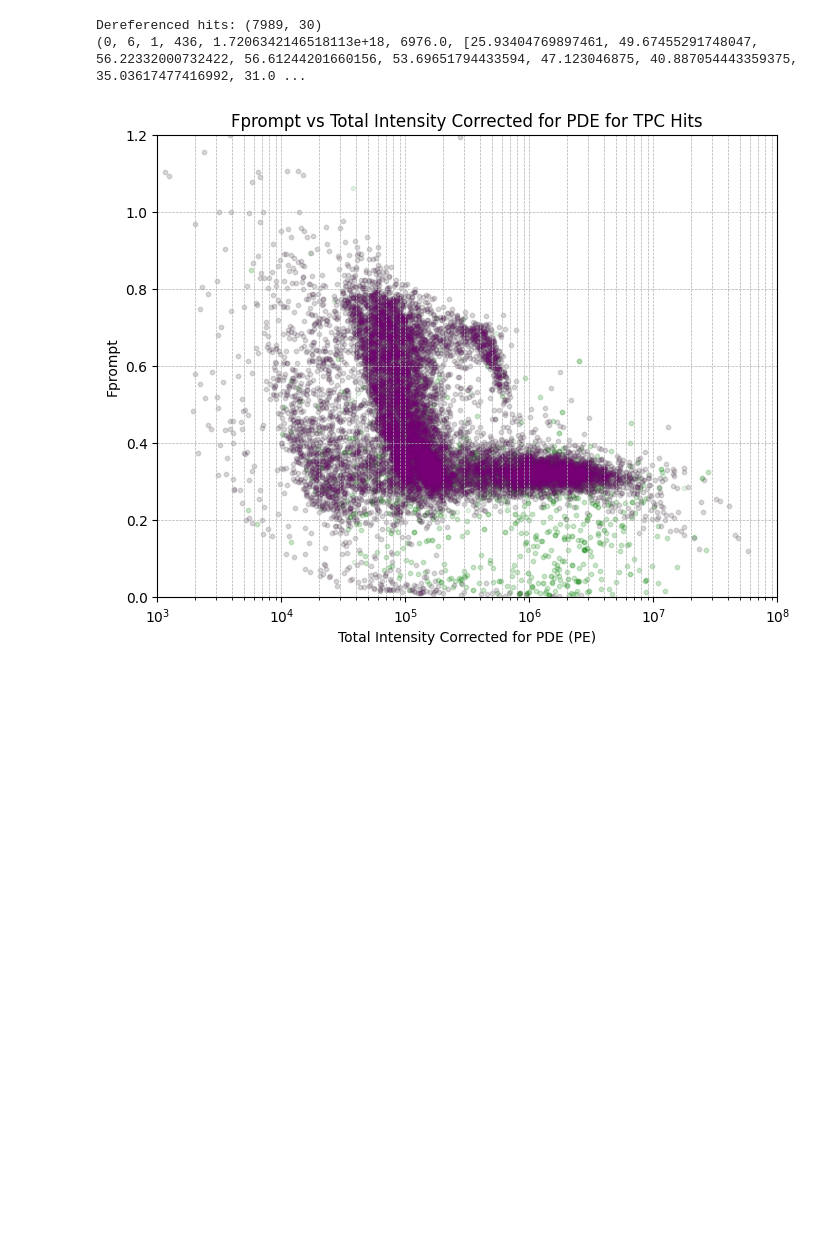
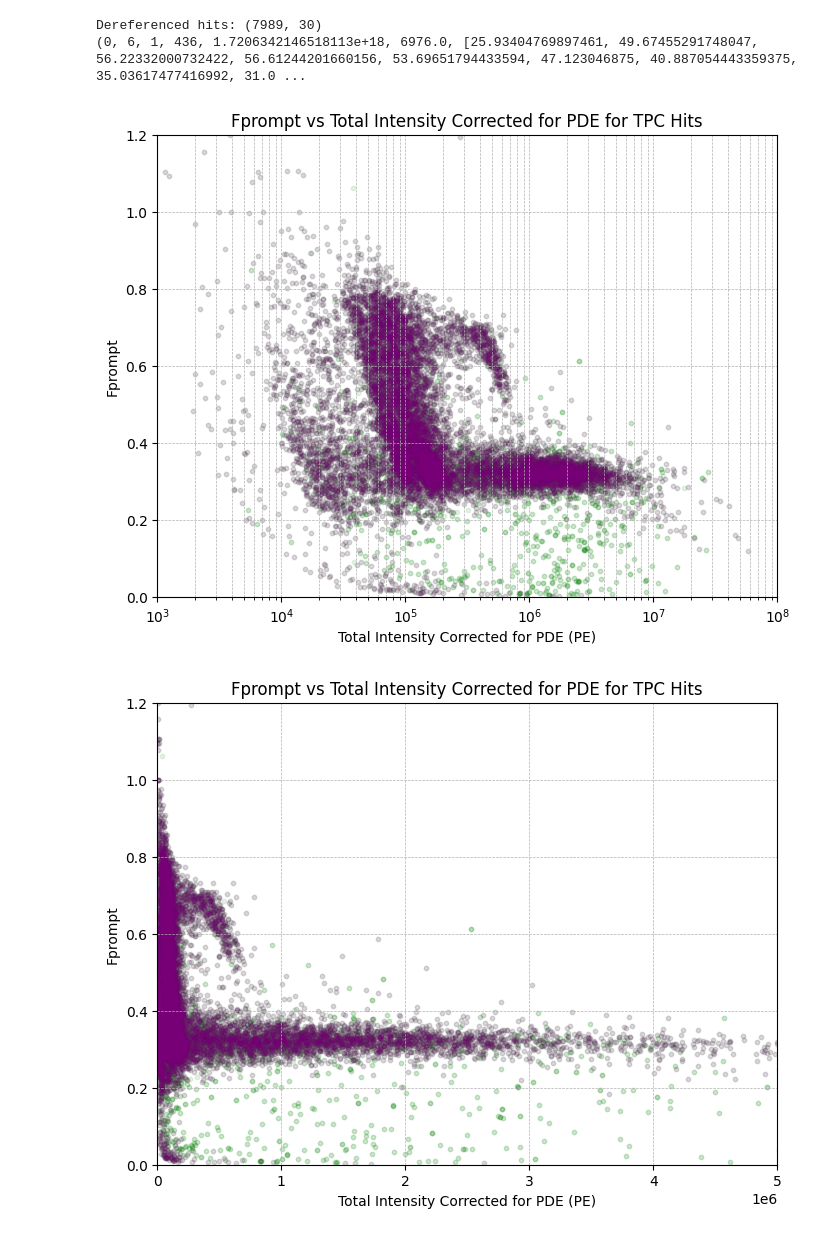
Before and after one commit to jvmead/lrs_tutorials, a Jupyter notebook: lrs_tutorial_6.ipynb, the cells around one changed output. Drawn from its saved outputs; the diff is of its cells as text; code cells hidden in the pictures; blank space fills up the shorter version.

```diff
--- a/lrs_tutorial_6.ipynb
+++ b/lrs_tutorial_6.ipynb
@@ -590,31 +590,44 @@ sum_tpc_1hit = df[~df.duplicated(subset=cols, keep=False)].reset_index(drop=True
 # %%
 
 # add column for pde corrected integral
 # robust, vectorized handling to avoid ambiguous boolean with pd.NA and non-numeric values
 # convert trap_type and integral to numeric (invalid values -> NaN)
 trap_num = pd.to_numeric(sum_tpc_1hit['trap_type'], errors='coerce')
 integral_num = pd.to_numeric(sum_tpc_1hit['integral'], errors='coerce')
 
 # map trap_type -> pde (NaN if trap_type is invalid)
 pde_map = {0: acl_pde, 1: lcm_pde}
 pde_series = trap_num.map(pde_map)
 
 # compute corrected integral; will be NaN where trap_type or integral is invalid
 sum_tpc_1hit['integral_corrected'] = integral_num / pde_series
 # scatter plot of combined integral vs fprompt
 plt.figure(figsize=(8,6))
 plt.scatter(combined_integral_corrected, combined_fprompt, alpha=0.1, s=10, color='green', label='Combined ACL+LCM')
 plt.scatter(sum_tpc_1hit['integral_corrected'], sum_tpc_1hit['fprompt'], alpha=0.1, s=10, color='purple', label='1-Hit only')
 plt.xscale('log')
 plt.xlabel('Total Intensity Corrected for PDE (PE)')
 plt.ylabel('Fprompt')
 plt.title('Fprompt vs Total Intensity Corrected for PDE for TPC Hits')
 plt.grid(True, which='both', ls='--', lw=0.5)
 plt.xlim(1e3, 1e8)
 plt.ylim(0.0, 1.2)
 plt.show()
+
+
+plt.figure(figsize=(8,6))
+plt.scatter(combined_integral_corrected, combined_fprompt, alpha=0.1, s=10, color='green', label='Combined ACL+LCM')
+plt.scatter(sum_tpc_1hit['integral_corrected'], sum_tpc_1hit['fprompt'], alpha=0.1, s=10, color='purple', label='1-Hit only')
+plt.xlabel('Total Intensity Corrected for PDE (PE)')
+plt.ylabel('Fprompt')
+plt.title('Fprompt vs Total Intensity Corrected for PDE for TPC Hits')
+plt.grid(True, which='both', ls='--', lw=0.5)
+plt.xlim(0, 5e6)
+plt.ylim(0.0, 1.2)
+plt.show()
 # %% [output]
 [figure]
+[figure, added]
 # %%
 # to-do: split by IO group
 # %%
```
